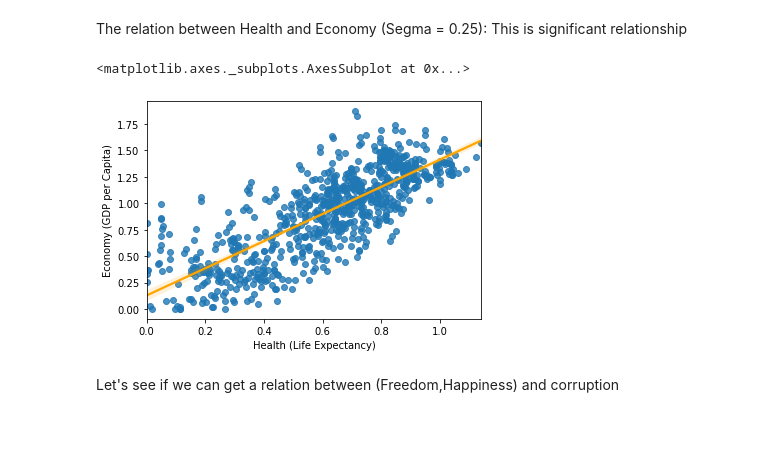
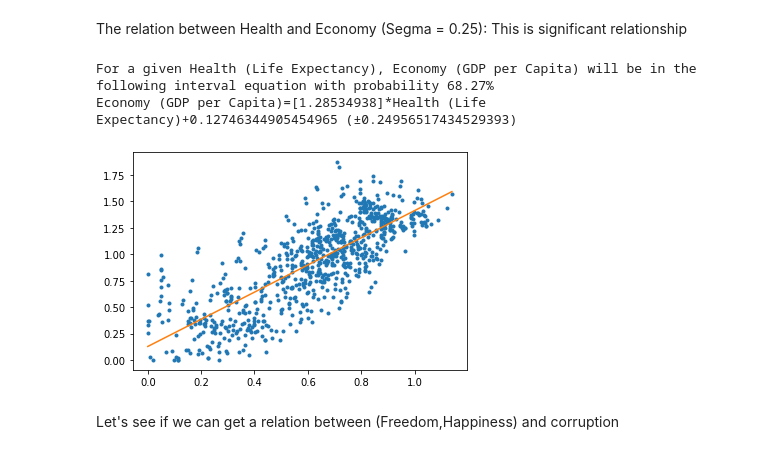
Before and after one commit to Ahmed-Mamdouh99/Data-Engineering-Project, a Jupyter notebook: World_Happiness_Report.ipynb, the cells around one changed output. Cells and saved outputs as stored; diff of their text form; code cells hidden in the pictures; blank space fills up the shorter version.

```diff
--- a/World_Happiness_Report.ipynb
+++ b/World_Happiness_Report.ipynb
@@ -212,9 +279,10 @@ sns.regplot(x=allYearsCombined['Freedom'], y=allYearsCombined['Happiness Score']
 The relation between Health and Economy (Segma = 0.25):
 This is significant relationship
 # %%
-sns.regplot(x=allYearsCombined['Health (Life Expectancy)'], y=allYearsCombined['Economy (GDP per Capita)'], line_kws={"color":"orange"})
+expect(allYearsCombined,'Health (Life Expectancy)','Economy (GDP per Capita)')
 # %% [output]
-<matplotlib.axes._subplots.AxesSubplot at 0x...>
+For a given Health (Life Expectancy), Economy (GDP per Capita) will be in the following interval equation with probability 68.27%
+Economy (GDP per Capita)=[1.28534938]*Health (Life Expectancy)+0.12746344905454965 (±0.24956517434529393)
-[figure, old version]
+[figure, new version]
 # %% [markdown]
 Let's see if we can get a relation between (Freedom,Happiness) and corruption
```
Also changed, not shown: parts of 11 cells of this notebook.
